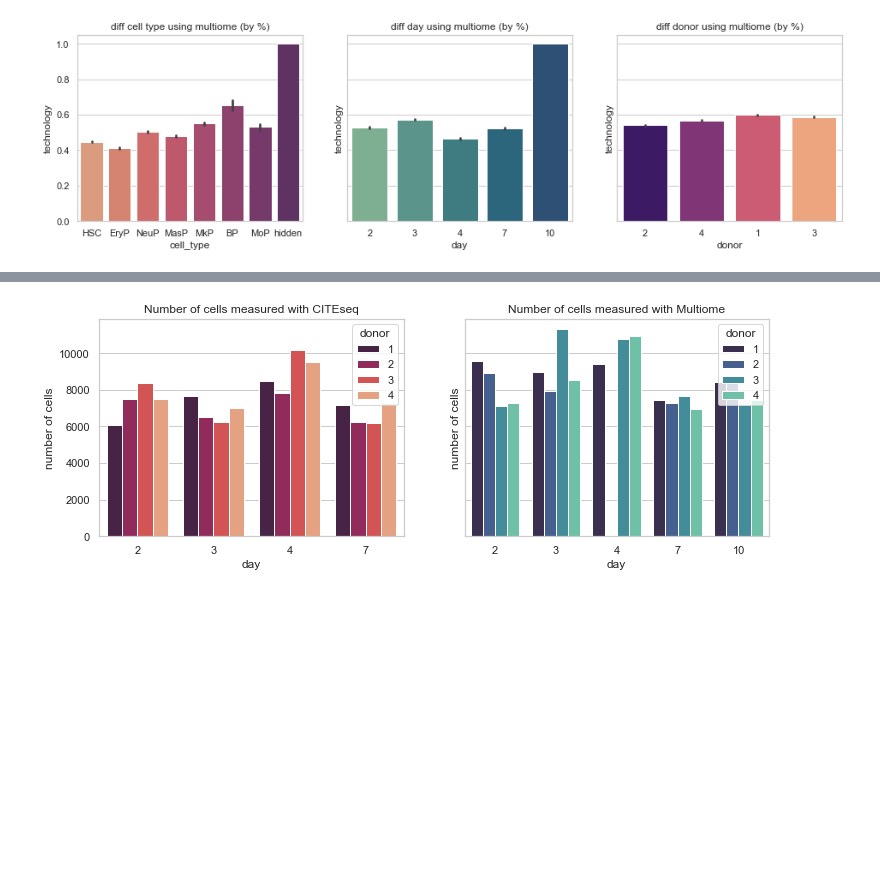
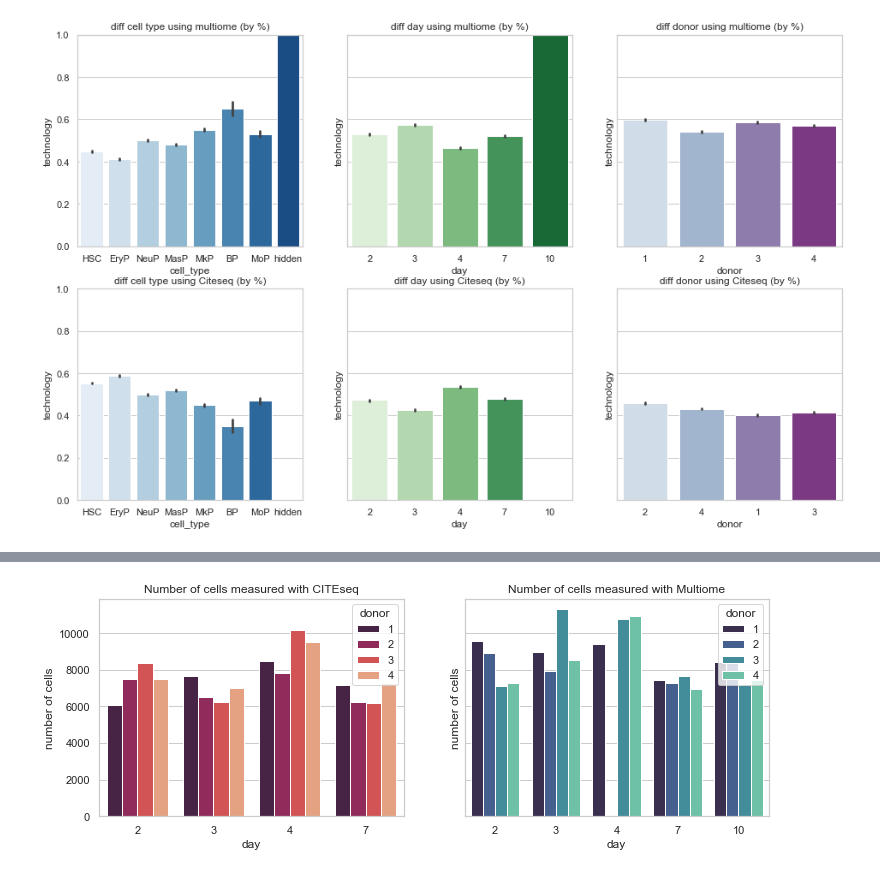
Before and after one commit to bochendong/Multimodal-Single-Cell-Integration, a Jupyter notebook: metadata/metadata.ipynb, the cells around one changed output, grey strips where cells are left out. Drawn from its saved outputs; the diff is of its cells as text; code cells hidden in the pictures; blank space fills up the shorter version.

```diff
--- a/metadata/metadata.ipynb
+++ b/metadata/metadata.ipynb
@@ -32,0 +39,16 @@ metadata.sample(5)
+# %%
+day_df = metadata.set_index("cell_id")[["day"]].value_counts().to_frame()\
+                .sort_values("day").reset_index()\
+                .rename(columns={0:"# cells"})
+
+donor_df = metadata.set_index("cell_id")[["donor"]].value_counts().to_frame()\
+                .sort_values("donor").reset_index()\
+                .rename(columns={0:"# cells"})
+
+cell_type_df = metadata.set_index("cell_id")[["cell_type"]].value_counts().to_frame()\
+                .sort_values("cell_type").reset_index()\
+                .rename(columns={0:"# cells"})
+
+tech_df = metadata.set_index("cell_id")[["technology"]].value_counts().to_frame()\
+                .sort_values("technology").reset_index()\
+                .rename(columns={0:"# cells"})
@@ -33,13 +71,24 @@ metadata.sample(5)
 # %%
 sns.set_theme(style="whitegrid")
 # %%
-fig, axs = plt.subplots(1, 3, figsize=(16,4), sharey=True)
-sns.barplot(x = "cell_type", y="technology", data = metadata, palette="flare", ax = axs[0])
-axs[0].set_title("diff cell type using multiome (by %)")
-sns.barplot(x = "day", y="technology", data = metadata, palette="crest", ax = axs[1])
-axs[1].set_title("diff day using multiome (by %)")
-sns.barplot(x = "donor", y="technology", data = metadata, palette="magma", ax = axs[2])
-axs[2].set_title("diff donor using multiome (by %)")
+fig, axs = plt.subplots(2, 3, figsize=(16,10), sharey=True)
+sns.barplot(x = "cell_type", y="technology", data = metadata, palette="Blues", ax = axs[0][0])
+axs[0][0].set_title("diff cell type using multiome (by %)")
+sns.barplot(x = "day", y="technology", data = metadata, palette="Greens", ax = axs[0][1])
+axs[0][1].set_title("diff day using multiome (by %)")
+sns.barplot(x = "donor", y="technology", data = metadata, palette="BuPu", ax = axs[0][2])
+axs[0][2].set_title("diff donor using multiome (by %)")
+
+g = sns.barplot(x = "cell_type", y="technology", data = metadata2, palette="Blues", ax = axs[1][0])
+g.set(ylim=(0, 1))
+axs[1][0].set_title("diff cell type using Citeseq (by %)")
+g = sns.barplot(x = "day", y="technology", data = metadata2, palette="Greens", ax = axs[1][1])
+g.set(ylim=(0, 1))
+axs[1][1].set_title("diff day using Citeseq (by %)")
+g = sns.barplot(x = "donor", y="technology", data = metadata2, palette="BuPu", ax = axs[1][2])
+g.set(ylim=(0, 1))
+axs[1][2].set_title("diff donor using Citeseq (by %)")
+
 fig.savefig('./image/1.1.png')
 # %% [output]
-[figure, old version]
+[figure, new version]
```
Also changed, not shown: parts of 7 cells of this notebook, 16 other files.
